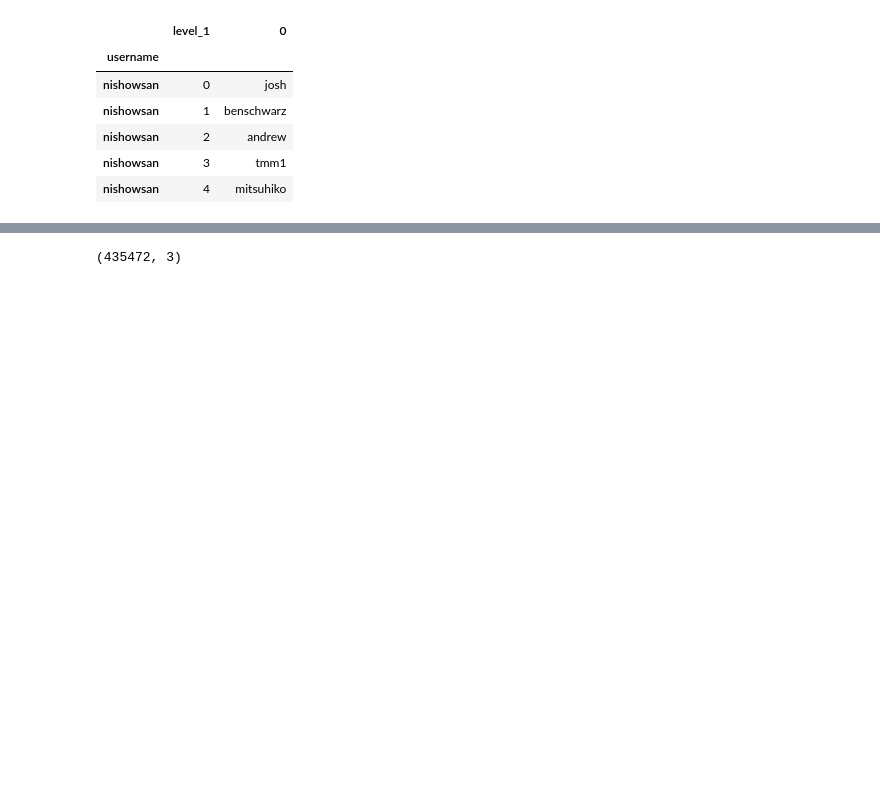
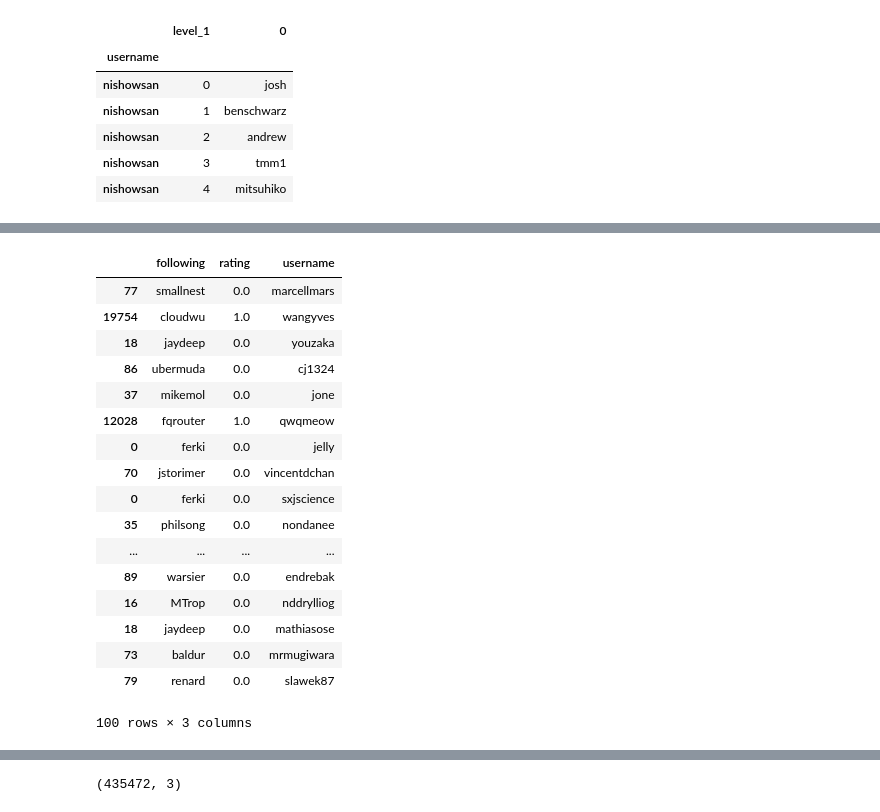
Before and after one commit to alexpfox/github_recommender, a Jupyter notebook: reshape_data.ipynb, the cells around one changed output, grey strips where cells are left out. Drawn from its saved outputs; the diff is of its cells as text; code cells hidden in the pictures; blank space fills up the shorter version.

```diff
--- a/reshape_data.ipynb
+++ b/reshape_data.ipynb
@@ -179,3 +192,13 @@ stacked_new_df.head()
 | nishowsan | 2 | andrew |
 | nishowsan | 3 | tmm1 |
 | nishowsan | 4 | mitsuhiko |
+# %%
+# get 0 followed scores for (not followed) col values for each primary user who has followed people
+
+# edit more to get all unfollowed people from col "followed", add with 0 rating
+
+stacked_1k_zeroed = pd.DataFrame()
+
+for username in stacked_top_1000['username'].unique():
+    #print(username)
+    stacked_new_df2 = stacked_new_df2.append({'username': username, 'rating': int(0), 'following': 'alexpfox'}, ignore_index=True)
@@ -181,0 +227,12 @@ stacked_new_df.head()
+# %%
+def create_not_following(user, no_follows, limit):
+
+    temp_df = pd.DataFrame() #accum
+
+    for no_follow in no_follows:
+        if limit <=0: # get only limit # of 0 val followed
+            break
+        temp_df = temp_df.append({'username': user, 'rating': int(0), 'following': no_follow}, ignore_index=True)
+        limit -=1
+
+    return temp_df
@@ -181,0 +243,12 @@ stacked_new_df.head()
+# %%
+# add not following list(0 val follow entries) to stacked_top_1000
+
+# create accumulator df
+thou_zero_vals = pd.DataFrame()
+
+#loop through 1k list of users to add rows for '0 followed users' in long list for each 1k user
+
+for username in top_1000['username']:
+    no_follows = get_not_following(username)
+
+    thou_zero_vals = thou_zero_vals.append(create_not_following(username, no_follows, limit=100))
@@ -181,0 +275,22 @@ stacked_new_df.head()
+# %%
+full_df = stacked_top_1000.append(thou_zero_vals)
+full_df.sample(100)
+# %% [output]
+|  | following | rating | username |
+| 77 | smallnest | 0.0 | marcellmars |
+| 19754 | cloudwu | 1.0 | wangyves |
+| 18 | jaydeep | 0.0 | youzaka |
+| 86 | ubermuda | 0.0 | cj1324 |
+| 37 | mikemol | 0.0 | jone |
+| 12028 | fqrouter | 1.0 | qwqmeow |
+| 0 | ferki | 0.0 | jelly |
+| 70 | jstorimer | 0.0 | vincentdchan |
+| 0 | ferki | 0.0 | sxjscience |
+| 35 | philsong | 0.0 | nondanee |
+| ... | ... | ... | ... |
+| 89 | warsier | 0.0 | endrebak |
+| 16 | MTrop | 0.0 | nddrylliog |
+| 18 | jaydeep | 0.0 | mathiasose |
+| 73 | baldur | 0.0 | mrmugiwara |
+| 79 | renard | 0.0 | slawek87 |
+100 rows × 3 columns
```
Also changed, not shown: parts of 30 cells of this notebook, 1 other file.
